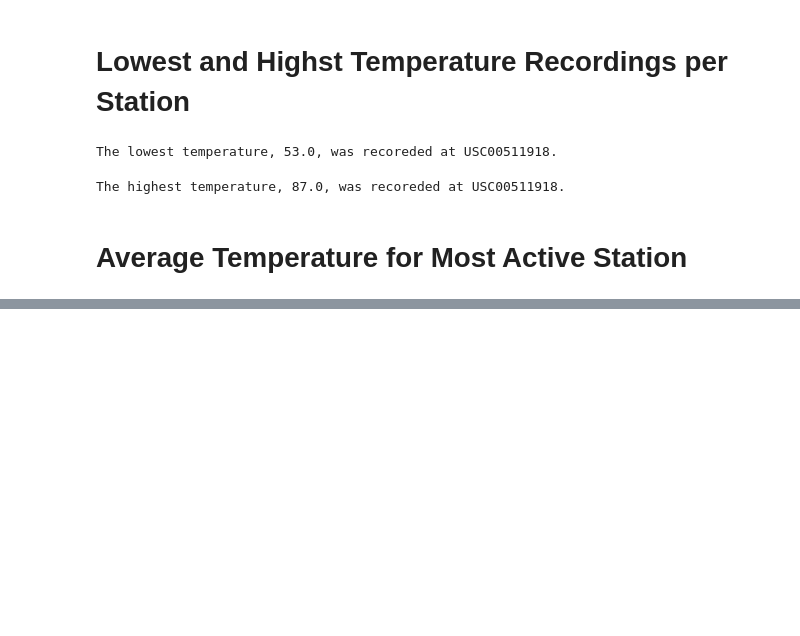
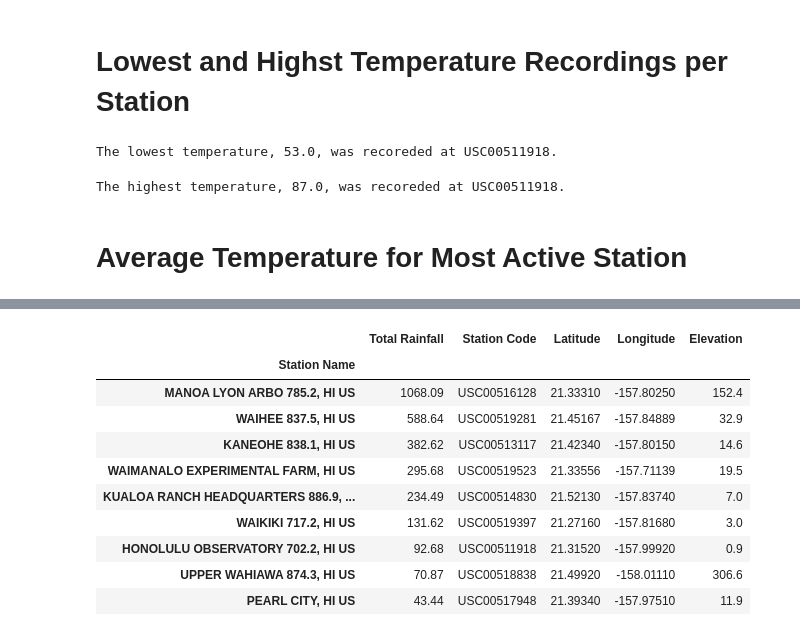
Before and after one commit to oimartin/HW_NU_DataScience_Bootcamp, a Jupyter notebook: 10_Adv_Data_Storage_and_Retrieval_HW/climate_starter.ipynb, the cells around one changed output, grey strips where cells are left out. Drawn from its saved outputs; the diff is of its cells as text; code cells hidden in the pictures; blank space fills up the shorter version.

```diff
--- a/10_Adv_Data_Storage_and_Retrieval_HW/climate_starter.ipynb
+++ b/10_Adv_Data_Storage_and_Retrieval_HW/climate_starter.ipynb
@@ -330,3 +442,14 @@ print(calc_temps('2012-02-28', '2012-03-05'))
 # %%
-# Calculate the rainfall per weather station for your trip dates using the previous year's matching dates.
-# Sort this in descending order by precipitation amount and list the station, name, latitude, longitude, and elevation
+# Calculate the rainfall per weather station for your trip dates
+# using the previous year's matching dates.
+# Sort this in descending order by precipitation amount and
+# list the station, name, latitude, longitude, and elevation
+
+# Group readings by 'Station Name' and sort by 'Total Readings'
+station_prcp_total = station_readings.groupby(['Station Name']).sum().\
+                        sort_values(by='Total Rainfall', ascending=False)
+
+# Drop 'Avg Temperature'column
+station_prcp_total.drop(labels=['Avg Temperature'], axis=1, inplace=True)
+
+station_prcp_total
@@ -332,0 +482,17 @@ print(calc_temps('2012-02-28', '2012-03-05'))
+# %%
+# Join 'station_prcp_total' with info from 'Station'
+station_rainfall_combo = station_prcp_total.join(station_all_df, on='Station Name', how='outer')
+
+station_rainfall_combo
+# %% [output]
+|  | Total Rainfall | Station Code | Latitude | Longitude | Elevation |
+| Station Name |  |  |  |  |  |
+| MANOA LYON ARBO 785.2, HI US | 1068.09 | USC00516128 | 21.33310 | -157.80250 | 152.4 |
+| WAIHEE 837.5, HI US | 588.64 | USC00519281 | 21.45167 | -157.84889 | 32.9 |
+| KANEOHE 838.1, HI US | 382.62 | USC00513117 | 21.42340 | -157.80150 | 14.6 |
+| WAIMANALO EXPERIMENTAL FARM, HI US | 295.68 | USC00519523 | 21.33556 | -157.71139 | 19.5 |
+| KUALOA RANCH HEADQUARTERS 886.9, ... | 234.49 | USC00514830 | 21.52130 | -157.83740 | 7.0 |
+| WAIKIKI 717.2, HI US | 131.62 | USC00519397 | 21.27160 | -157.81680 | 3.0 |
+| HONOLULU OBSERVATORY 702.2, HI US | 92.68 | USC00511918 | 21.31520 | -157.99920 | 0.9 |
+| UPPER WAHIAWA 874.3, HI US | 70.87 | USC00518838 | 21.49920 | -158.01110 | 306.6 |
+| PEARL CITY, HI US | 43.44 | USC00517948 | 21.39340 | -157.97510 | 11.9 |
```
Also changed, not shown: parts of 21 cells of this notebook.
